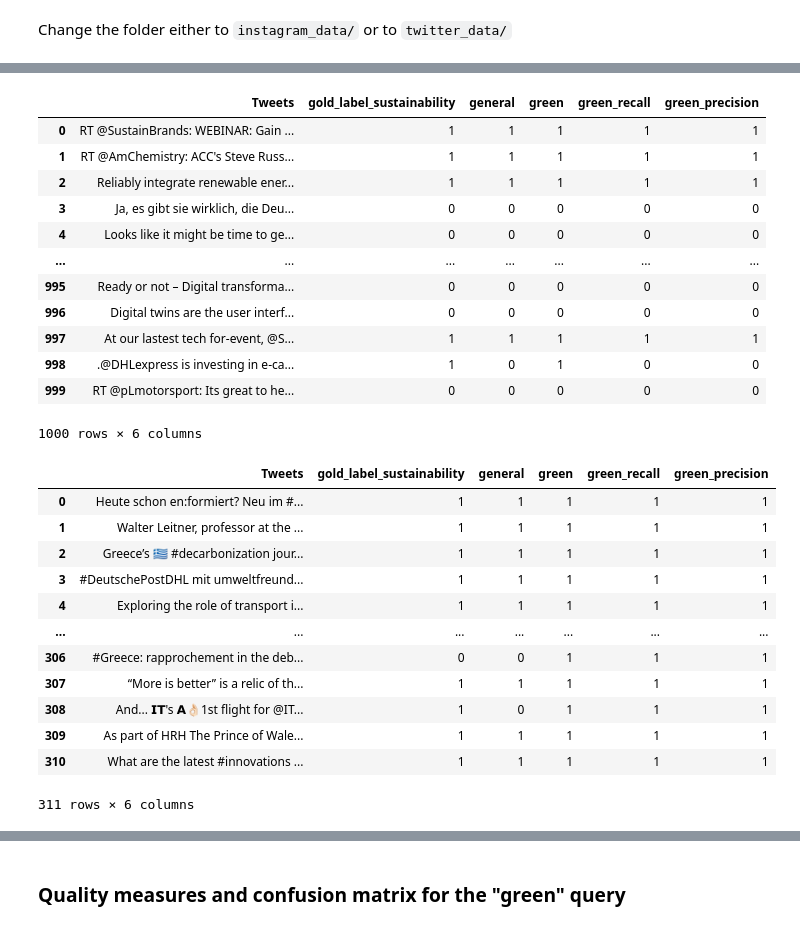
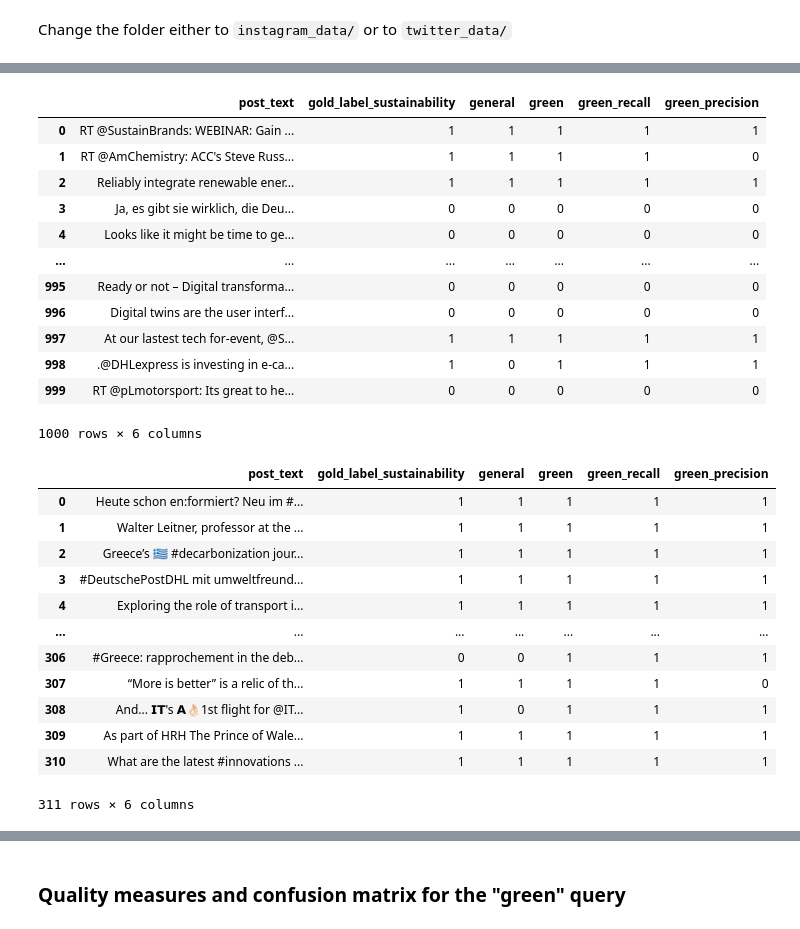
Before and after one commit to thea-kramer/greenwashing-detection, a Jupyter notebook: 5_Predicting.ipynb, the cells around one changed output, grey strips where cells are left out. Saved outputs shown, nothing was run; the diff lists cells and outputs as text; code cells hidden in the pictures.

```diff
--- a/5_Predicting.ipynb
+++ b/5_Predicting.ipynb
@@ -27,16 +27,19 @@ folder  = 'twitter_data/' #twitter_data/ or instagram_data/
 data = pd.read_csv(folder +'posts_processed.csv')
 green = pd.read_csv(folder +'green_posts_processed.csv')
 # %%
-word_list_en = ['sustainab','climate','green','environment','ecofriendly','eco-friendly','biodegra','renewable','netzero','greenbuild','decarbon','recycl', 'pollut','zero waste','wind energy','co2 neutral','co2-neutral','solar', 'emissions','global warming','fair trade']
-word_list_de = ['nachhaltig', 'klima','umwelt','ökolog','erneuerbar','bio ','natur ']
+#define word list again for tagging the test set
+word_list_en = ['sustainab','climate','green','environment','ecofriendly','zero emission','zero-emission','clean energy','cleanenergy','ecolog','eco-friendly','biodegra','wind power','windpower','renewable','netzero','greenbuild','decarbon','recycl', 'pollut','zero waste','wind energy','co2 neutral','co2-neutral','solar', 'emissions','global warming','fairtrade','fairtrade']
+word_list_de = ['nachhaltig', 'klima','umwelt','ökolog','erneuerbar','bio ','natur ','windkraft','energiespeicher','wärmepump']
+word_list = word_list_en+word_list_de
 
-word_list_en_recall = word_list_en + ['co2']
-word_list_de_recall = word_list_de + ['biologisch']
-word_list_high_recall = word_list_de + word_list_en
+word_list_en_recall = word_list_en + ['co2', 'reimaginecarbon','all-electric', 'emissionfree', 'emission free', 'planet','emobility','natur','waste']
+word_list_de_recall = word_list_de + ['biologisch','grün']
+word_list_high_recall = word_list_en_recall + word_list_de_recall
 
 word_list_en_precision = [ elem for elem in word_list_en if not elem in ['green', 'climate', 'environment']]
 word_list_de_precision = [ elem for elem in word_list_de if not elem in ['klima','natur ']]
-word_list_high_precision = word_list_de + word_list_en
+word_list_high_precision = word_list_de_precision + word_list_en_precision
 
 regex_query_recall = ('|').join(word_list_high_recall)
 regex_query_precision = ('|').join(word_list_high_precision)
+regex_query= ('|').join(word_list)
@@ -45,20 +50,21 @@ regex_query_precision = ('|').join(word_list_high_precision)
 # %%
 df_1 = pd.read_csv('twitter_data/test_sets/test_set.csv')
+df_1 = df_1.rename(columns={'Tweets':"post_text"})
 df_1 = df_1[:1000]
-df_1 = df_1[['Tweets','gold_label_sustainability','general','green']]
-df_1['green'] = df_1['green'] == 'TRUE'
+df_1 = df_1[['post_text','gold_label_sustainability','general','green']]
 
-df_1['green_recall'] = df_1['Tweets'].str.contains(regex_query_recall, na=False, case=False,regex=True)
-df_1['green_precision'] = df_1['Tweets'].str.contains(regex_query_precision, na=False, case=False,regex=True)
+df_1['green_recall'] = df_1['post_text'].str.contains(regex_query_recall, na=False, case=False,regex=True)
+df_1['green_precision'] = df_1['post_text'].str.contains(regex_query_precision, na=False, case=False,regex=True)
+df_1['green'] = df_1['post_text'].str.contains(regex_query, na=False, case=False,regex=True)
 
 df_1.reset_index(inplace=True, drop=True)
 for column in ['gold_label_sustainability', 'green', 'general', 'green_recall', 'green_precision']:
     df_1[column] = df_1[column].apply(lambda x: 1 if x == True else 0 )
 df_1
 # %% [output]
-|  | Tweets | gold_label_sustainability | general | green | green_recall | green_precision |
+|  | post_text | gold_label_sustainability | general | green | green_recall | green_precision |
 | 0 | RT @SustainBrands: WEBINAR: Gain ... | 1 | 1 | 1 | 1 | 1 |
-| 1 | RT @AmChemistry: ACC's Steve Russ... | 1 | 1 | 1 | 1 | 1 |
+| 1 | RT @AmChemistry: ACC's Steve Russ... | 1 | 1 | 1 | 1 | 0 |
 | 2 | Reliably integrate renewable ener... | 1 | 1 | 1 | 1 | 1 |
 | 3 | Ja, es gibt sie wirklich, die Deu... | 0 | 0 | 0 | 0 | 0 |
 | 4 | Looks like it might be time to ge... | 0 | 0 | 0 | 0 | 0 |
@@ -66,23 +72,25 @@ df_1
 | 995 | Ready or not – Digital transforma... | 0 | 0 | 0 | 0 | 0 |
 | 996 | Digital twins are the user interf... | 0 | 0 | 0 | 0 | 0 |
 | 997 | At our lastest tech for-event, @S... | 1 | 1 | 1 | 1 | 1 |
-| 998 | .@DHLexpress is investing in e-ca... | 1 | 0 | 1 | 0 | 0 |
+| 998 | .@DHLexpress is investing in e-ca... | 1 | 0 | 1 | 1 | 1 |
 | 999 | RT @pLmotorsport: Its great to he... | 0 | 0 | 0 | 0 | 0 |
 1000 rows × 6 columns
 # %%
 df_2 = pd.read_csv('twitter_data/test_sets/test_set_2.csv')
+df_2 = df_2.rename(columns={'Tweets':"post_text"})
 df_2 = df_2[:311]
-df_2 = df_2[['Tweets','gold_label_sustainability','general','green']]
+df_2 = df_2[['post_text','gold_label_sustainability','general','green']]
 df_2.reset_index(inplace=True, drop=True)
 
-df_2['green_recall'] = df_2['Tweets'].str.contains(regex_query_recall, na=False, case=False,regex=True)
-df_2['green_precision'] = df_2['Tweets'].str.contains(regex_query_precision, na=False, case=False,regex=True)
+df_2['green_recall'] = df_2['post_text'].str.contains(regex_query_recall, na=False, case=False,regex=True)
+df_2['green_precision'] = df_2['post_text'].str.contains(regex_query_precision, na=False, case=False,regex=True)
+df_2['green'] = df_2['post_text'].str.contains(regex_query, na=False, case=False,regex=True)
 
 for column in ['gold_label_sustainability', 'green', 'general', 'green_recall', 'green_precision']:
     df_2[column] = df_2[column].apply(lambda x: 1 if x == True else 0 )
 df_2
 # %% [output]
-|  | Tweets | gold_label_sustainability | general | green | green_recall | green_precision |
+|  | post_text | gold_label_sustainability | general | green | green_recall | green_precision |
 | 0 | Heute schon en:formiert? Neu im #... | 1 | 1 | 1 | 1 | 1 |
 | 1 | Walter Leitner, professor at the ... | 1 | 1 | 1 | 1 | 1 |
 | 2 | Greece’s 🇬🇷 #decarbonization jour... | 1 | 1 | 1 | 1 | 1 |
@@ -90,7 +98,7 @@ df_2
 | 4 | Exploring the role of transport i... | 1 | 1 | 1 | 1 | 1 |
 | ... | ... | ... | ... | ... | ... | ... |
 | 306 | #Greece: rapprochement in the deb... | 0 | 0 | 1 | 1 | 1 |
-| 307 | “More is better” is a relic of th... | 1 | 1 | 1 | 1 | 1 |
+| 307 | “More is better” is a relic of th... | 1 | 1 | 1 | 1 | 0 |
 | 308 | And... 𝗜𝗧's 𝗔👌🏻1st flight for @IT... | 1 | 0 | 1 | 1 | 1 |
 | 309 | As part of HRH The Prince of Wale... | 1 | 1 | 1 | 1 | 1 |
 | 310 | What are the latest #innovations ... | 1 | 1 | 1 | 1 | 1 |
```
Also changed, not shown: parts of 25 cells of this notebook, 5 other files.
